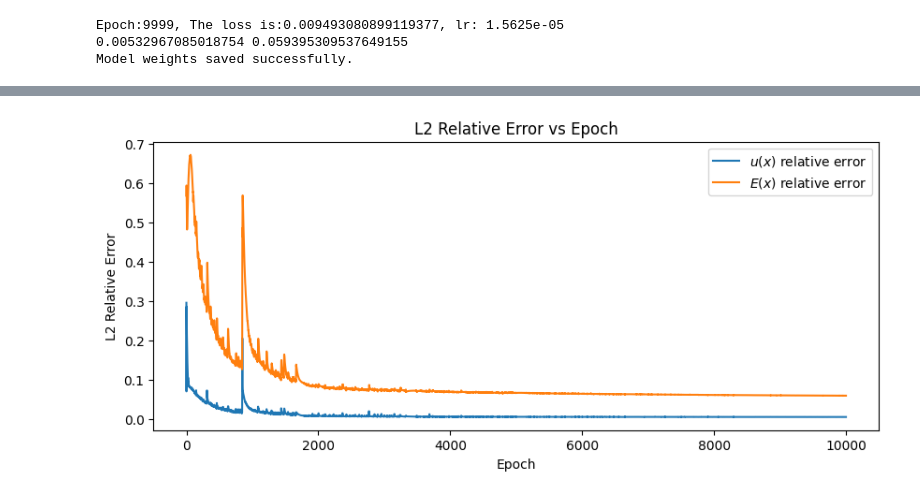
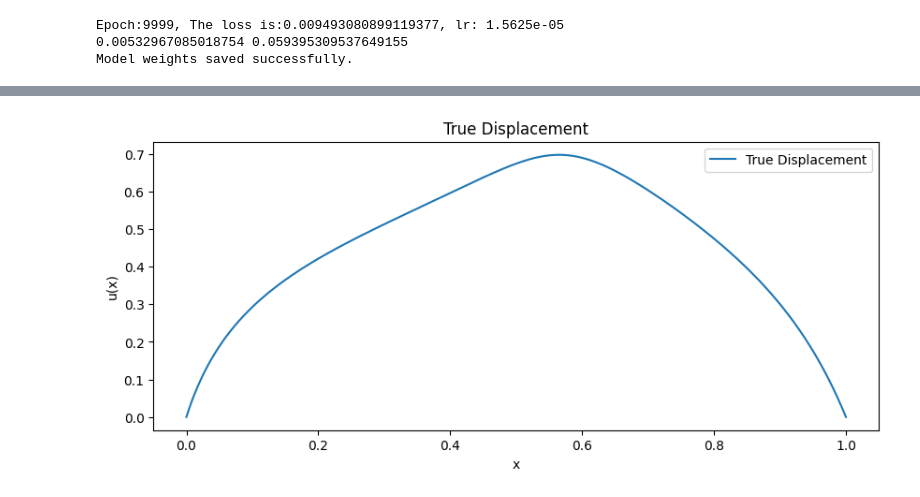
Before and after one commit to event-h0r1zon/DL-PDEs-TUM, a Jupyter notebook: problem-a/Problem_A.ipynb, the cells around one changed output, grey strips where cells are left out. Saved outputs shown, nothing was run; the diff lists cells and outputs as text; code cells hidden in the pictures.

```diff
--- a/problem-a/Problem_A.ipynb
+++ b/problem-a/Problem_A.ipynb
@@ -530,42 +547,96 @@ Epoch:9999, The loss is:0.009493080899119377, lr: 1.5625e-05
 0.00532967085018754 0.059395309537649155
 Model weights saved successfully.
 # %%
+# Instantiate the model with the same architecture used for training
+loaded_model_u = MLP([1, 40, 40, 40, 40, 1], dtype=torch.float32).to(device)
+loaded_model_e = MLP([1, 40, 40, 40, 40, 1], dtype=torch.float32).to(device)
+
+# Load the saved weights
+loaded_model_u.load_state_dict(torch.load('model_u_task2.pth', weights_only=True))
+loaded_model_e.load_state_dict(torch.load('model_e_task2.pth', weights_only=True))
+
+# Set the model to evaluation mode
+loaded_model_u.eval()
+loaded_model_e.eval()
+
 mollifier = Mollifier()
 
 # Predict Young's modulus and displacement on the test set
 with torch.no_grad():
-    e_pred = model_e(x_test)
+    e_pred = loaded_model_e(x_test)
     e_pred = mollifier.apply_e(e_pred, x_test).cpu()
-    u_pred = model_u(x_test)
+    u_pred = loaded_model_u(x_test)
     u_pred = mollifier.apply_u(u_pred, x_test).cpu()
 
-# Plot Young's modulus prediction vs ground truth
+x_test_np = x_test.cpu().numpy()
+e_test_np = e_test.cpu().numpy()
+u_test_np = u_test.cpu().numpy()
+
+e_pred_np = e_pred.numpy()
+u_pred_np = u_pred.numpy()
+
+# Figure 1: True Young's modulus.
 plt.figure(figsize=(10, 4))
-plt.plot(x_test.cpu().numpy(), e_test.cpu().numpy(), label='True $E(x)$')
-plt.plot(x_test.cpu().numpy(), e_pred.numpy(), '--', label='Predicted $E(x)$')
+plt.plot(x_test_np, e_test_np, label="True Young's Modulus")
 plt.xlabel('x')
 plt.ylabel('E(x)')
 plt.legend()
-plt.title('Predicted vs True Young\'s Modulus')
+plt.title('True Young\'s Modulus')
+plt.savefig("tym_a_task2.png")
 plt.show()
 
-# Plot displacement prediction vs ground truth
+# Figure 2: Predicted Young's modulus.
 plt.figure(figsize=(10, 4))
-plt.plot(x_test.cpu().numpy(), u_test.cpu().numpy(), label='True $u(x)$')
-plt.plot(x_test.cpu().numpy(), u_pred.numpy(), '--', label='Predicted $u(x)$')
+plt.plot(x_test_np, e_pred_np, '--', label="Pred. Young's Modulus")
+plt.xlabel('x')
+plt.ylabel('E(x)')
+plt.legend()
+plt.title('Pred. Young\'s Modulus')
+plt.savefig("pym_a_task2.png")
+plt.show()
+
+
+# Figure 3: True displacement.
+plt.figure(figsize=(10, 4))
+plt.plot(x_test_np, u_test_np, label='True Displacement')
 plt.xlabel('x')
 plt.ylabel('u(x)')
 plt.legend()
-plt.title('Predicted vs True Displacement')
+plt.title('True Displacement')
+plt.savefig("td_a_task2.png")
 plt.show()
 
-# Plot L2 relative error for displacement and Young's modulus over epochs
+# Figure 4: Predicted displacement.
 plt.figure(figsize=(10, 4))
-plt.plot(error_u_list, label='$u(x)$ relative error')
-plt.plot(error_e_list, label='$E(x)$ relative error')
-plt.xlabel('Epoch')
-plt.ylabel('L2 Relative Error')
-plt.title('L2 Relative Error vs Epoch')
+plt.plot(x_test_np, u_pred_np, '--', label='Pred. Displacement')
+plt.xlabel('x')
+plt.ylabel('u(x)')
 plt.legend()
+plt.title('Pred. Displacement')
+plt.savefig("pd_a_task2.png")
 plt.show()
+
+# Figure 5: Pointwise absolute error u(x)
+pointwise_abs_error_u = np.abs(u_pred_np - u_test_np)
+plt.figure(figsize=(10, 4))
+plt.plot(x_test_np, pointwise_abs_error_u, label="Pointwise Absolute Error - Displacement")
+plt.title("Pointwise Absolute Error - Displacement")
+plt.xlabel("x")
+plt.ylabel("Abs. Error")
+plt.legend()
+plt.grid(True)
+plt.savefig("pae_u_a_task2.png")
+plt.show()
+
+# Figure 6: Pointwise absolute error E(x)
+pointwise_abs_error_e = np.abs(e_pred_np - e_test_np)
+plt.figure(figsize=(10, 4))
+plt.plot(x_test_np, pointwise_abs_error_e, label="Pointwise Absolute Error - Young's Modulus")
+plt.title("Pointwise Absolute Error - Young's Modulus")
+plt.xlabel("x")
+plt.ylabel("Relative Error")
+plt.legend()
+plt.grid(True)
+plt.savefig("pae_e_a_task2.png")
+plt.show()
 # %% [output]
@@ -574 +645 @@ plt.show()
-[figure, old version]
+[figure, new version]
```
Also changed, not shown: parts of 4 cells of this notebook, 13 other files.
